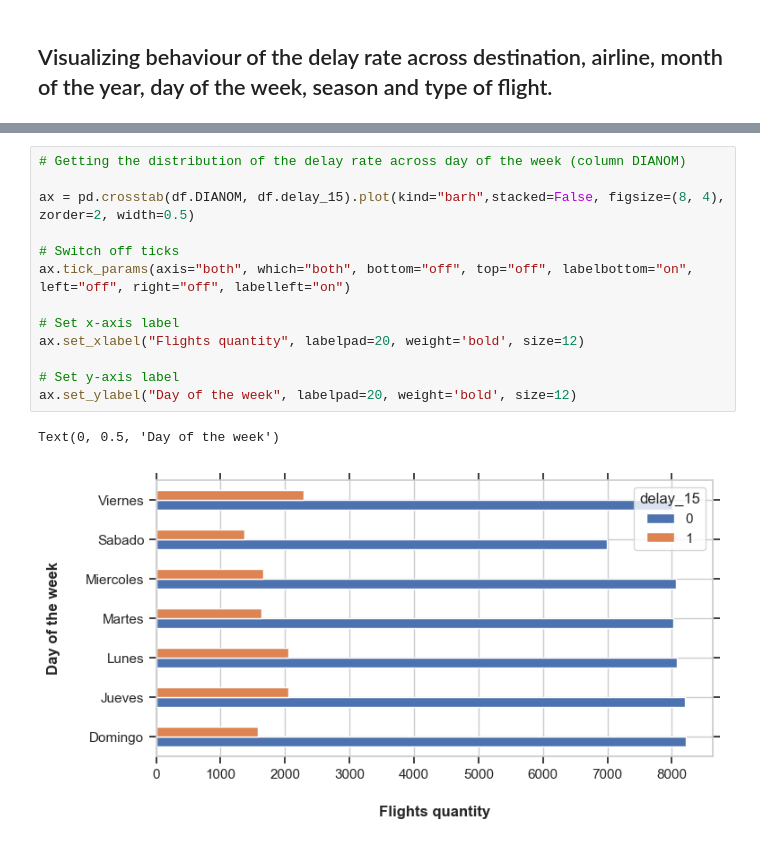
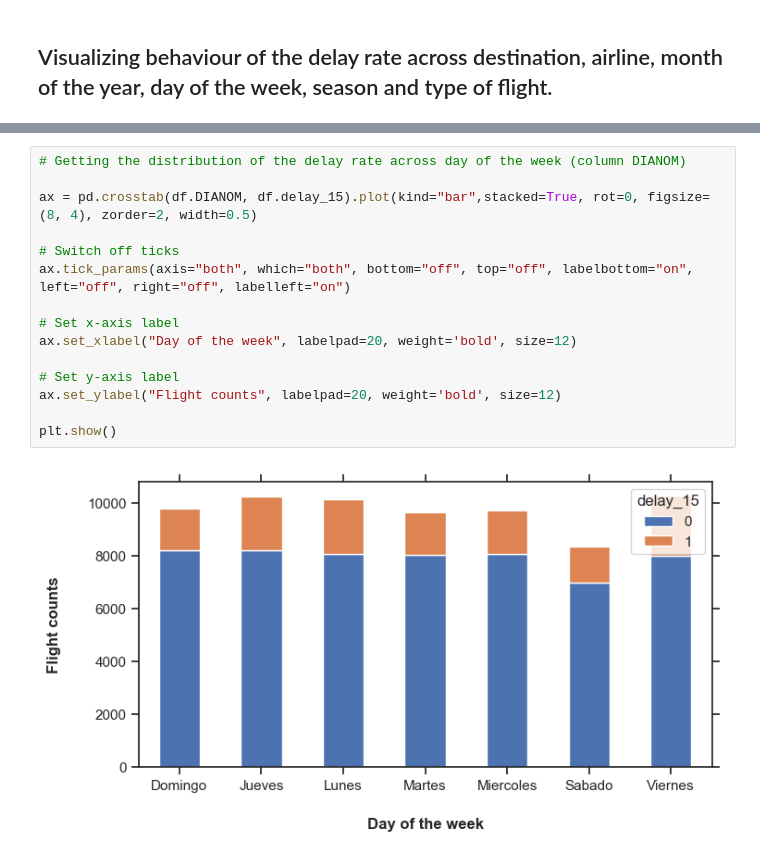
Before and after one commit to franejara/challenge-data-scientist, a Jupyter notebook: solution.ipynb, the cells around one changed output, grey strips where cells are left out. Saved outputs shown, nothing was run; the diff lists cells and outputs as text.

```diff
--- a/solution.ipynb
+++ b/solution.ipynb
@@ -365,19 +456,20 @@ Text(0, 0.5, 'Month of the year')
 # %%
 # Getting the distribution of the delay rate across day of the week (column DIANOM)
 
-ax = pd.crosstab(df.DIANOM, df.delay_15).plot(kind="barh",stacked=False, figsize=(8, 4), zorder=2, width=0.5)
+ax = pd.crosstab(df.DIANOM, df.delay_15).plot(kind="bar",stacked=True, rot=0, figsize=(8, 4), zorder=2, width=0.5)
 
 # Switch off ticks
 ax.tick_params(axis="both", which="both", bottom="off", top="off", labelbottom="on", left="off", right="off", labelleft="on")
 
 # Set x-axis label
-ax.set_xlabel("Flights quantity", labelpad=20, weight='bold', size=12)
+ax.set_xlabel("Day of the week", labelpad=20, weight='bold', size=12)
 
 # Set y-axis label
-ax.set_ylabel("Day of the week", labelpad=20, weight='bold', size=12)
+ax.set_ylabel("Flight counts", labelpad=20, weight='bold', size=12)
+
+plt.show()
 # %% [output]
-Text(0, 0.5, 'Day of the week')
-[figure, old version]
+[figure, new version]
 # %%
 # Getting the distribution of the delay rate across season (column high_season)
 
```
Also changed, not shown: parts of 43 cells of this notebook.
